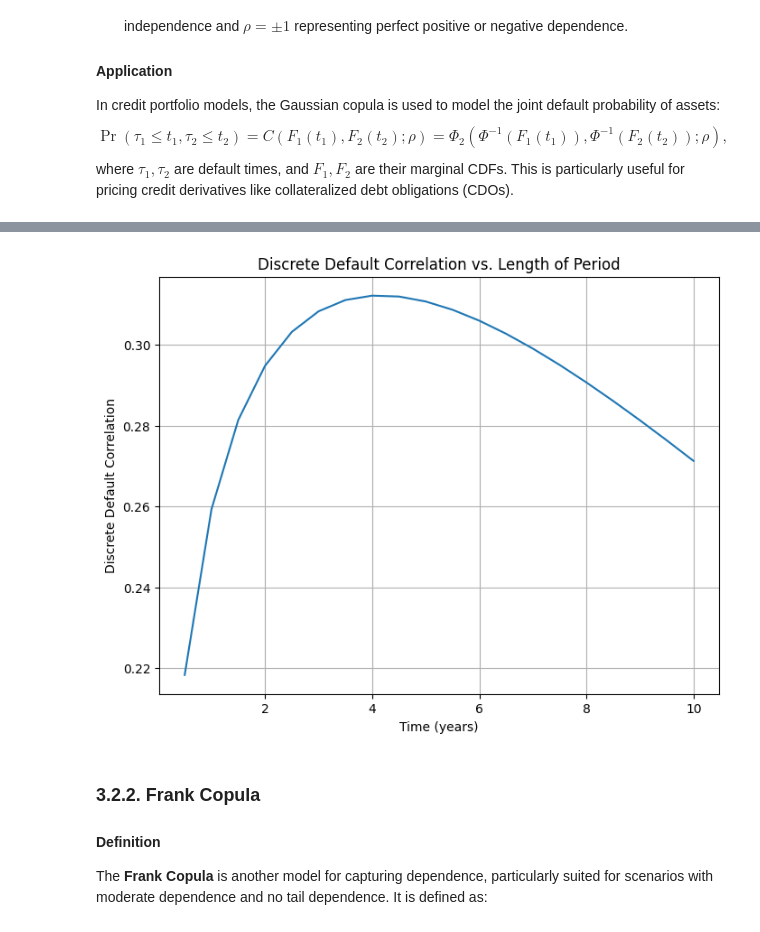
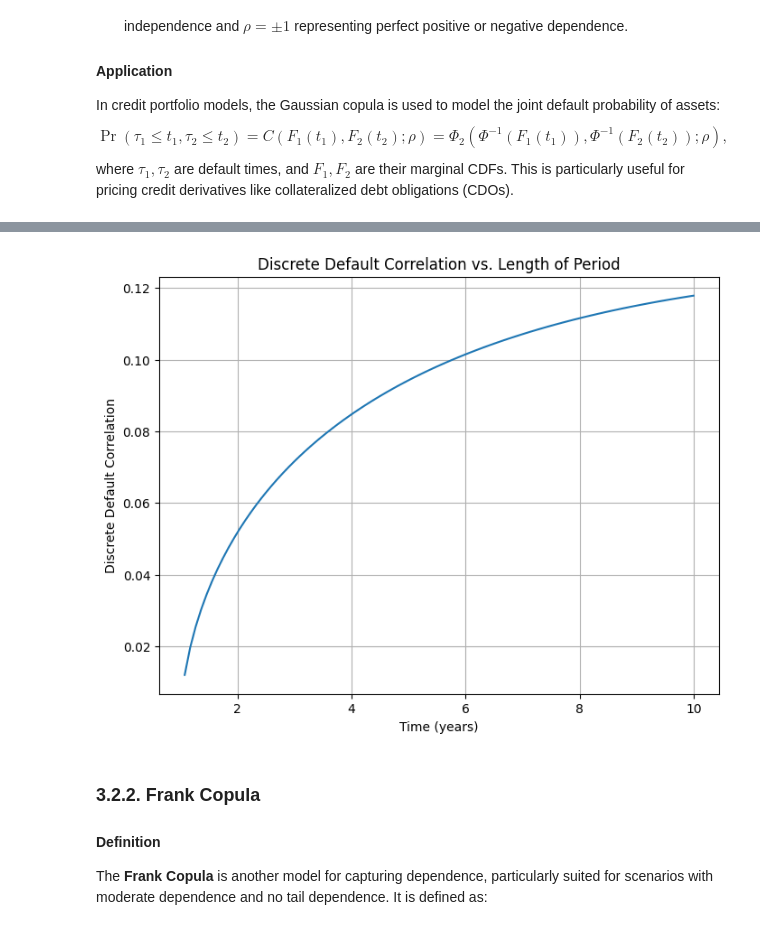
Before and after one commit to khanhtrinh2003/ISFA-Project, a Jupyter notebook: isfa_qrm/isfa_qrm_copula.ipynb, the cells around one changed output, grey strips where cells are left out. Drawn from its saved outputs; the diff is of its cells as text; code cells hidden in the pictures.

```diff
--- a/isfa_qrm/isfa_qrm_copula.ipynb
+++ b/isfa_qrm/isfa_qrm_copula.ipynb
@@ -192,0 +311,27 @@ plt.plot(np.exp(-np.cumsum(hasard)))
+# %%
+import yfinance as yf
+
+hyg = yf.Ticker("HYG").history(period="5y")["Close"]
+ief = yf.Ticker("IEF").history(period="5y")["Close"]
+
+# tỷ lệ % thay đổi proxy yield (approx only)
+time = 365
+# hy_spread_proxy = (
+#     (1 + hyg.pct_change()).rolling(time).apply(np.prod, raw=True)
+#     - (1 + ief.pct_change()).rolling(time).apply(np.prod, raw=True)
+# )
+
+hy_spread_proxy = (
+    hyg.pct_change().rolling(time).sum()
+    - ief.pct_change().rolling(time).sum()
+)
+# hy_spread_proxy = (
+#     (((1+hyg.pct_change()).cumprod())**(365/np.arange(1, len(hyg)+1))-1) -
+#     (((1+ief.pct_change()).cumprod())**(365/np.arange(1, len(ief)+1))-1)
+# )
+
+hy_spread_proxy = hy_spread_proxy.dropna()
+
+plt.plot(hy_spread_proxy)
+plt.title("Yield Spread")
+plt.show()
@@ -192,0 +340,2 @@ plt.plot(np.exp(-np.cumsum(hasard)))
+# %%
+credit_analysis = CreditCurve(cum_defaults,hy_spread_proxy.tail(50))
@@ -448,38 +644,40 @@ where $ \tau_1, \tau_2 $ are default times, and $ F_1, F_2 $ are their marginal
 
 # Section 2: Copula Functions
 def normal_copula(u, v, rho):
     """
     Bivariate Normal Copula C(u, v; rho)
     """
     z1, z2 = norm.ppf(u), norm.ppf(v)
     cov = [[1, rho], [rho, 1]]
     return multivariate_normal.cdf([z1, z2], cov=cov)
 
 # Discrete default correlation (Equation 1)
 def discrete_corr(qA, qB, joint_prob):
     return (joint_prob - qA * qB) / np.sqrt(qA * (1 - qA) * qB * (1 - qB))
 
 # Illustration 1: Discrete Default Correlation vs. Length of Time Period
-def illustration_1(h_A, h_B, rho_asset, t_max=10, num_points=20):
+def illustration_1(asset1="Ba",asset2="B",rho_asset=0.5, t_max=10, num_points=20,method="average"):
     t_values = np.linspace(0.5, t_max, num_points)
     disc_corrs = []
+    ha_list_ba = credit_analysis.calculate_hasard_rates(method).loc[asset1].dropna().tolist()
+    ha_list_baa = credit_analysis.calculate_hasard_rates(method).loc[asset2].dropna().tolist()
     for t in t_values:
-        qA_t = cdf_func(t, h_A)
-        qB_t = cdf_func(t, h_B)
+        qA_t = credit_analysis.survival_piecewise_constant(ha_list_ba, np.arange(1,len(ha_list_ba)+1),t)
+        qB_t = credit_analysis.survival_piecewise_constant(ha_list_baa, np.arange(1,len(ha_list_baa)+1),t)
         joint_t = normal_copula(qA_t, qB_t, rho_asset)
         corr_t = discrete_corr(qA_t, qB_t, joint_t)
         disc_corrs.append(corr_t)
 
     plt.figure(figsize=(8, 6))
     plt.plot(t_values, disc_corrs)
     plt.xlabel('Time (years)')
     plt.ylabel('Discrete Default Correlation')
     plt.title('Discrete Default Correlation vs. Length of Period')
     plt.grid(True)
     plt.show()
-illustration_1(0.1,0.2,0.5)
+illustration_1("Ba","B",0.2,10,100,method="average")
 # %% [output]
-[figure, old version]
+[figure, new version]
 # %% [markdown]
 
 
```
Also changed, not shown: parts of 27 cells of this notebook.
